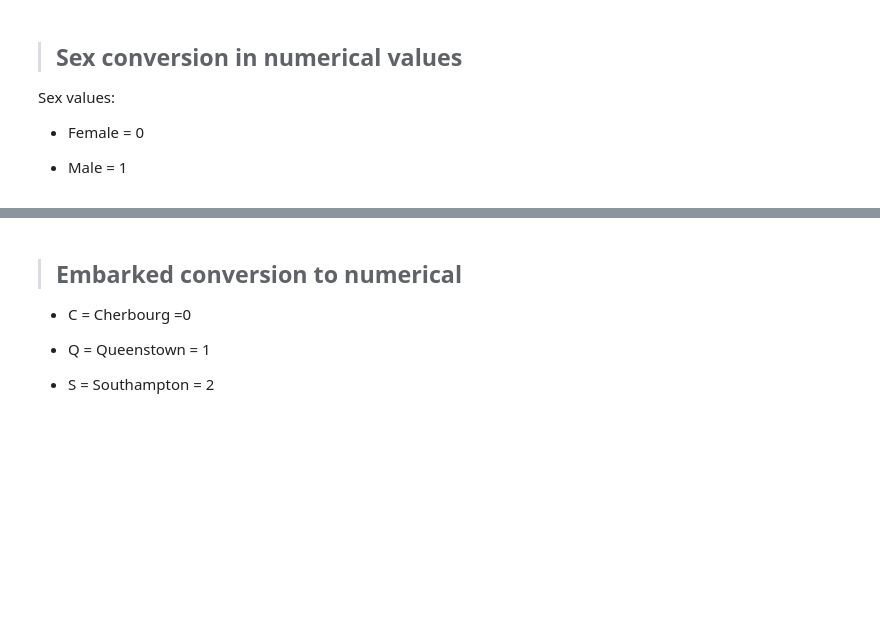
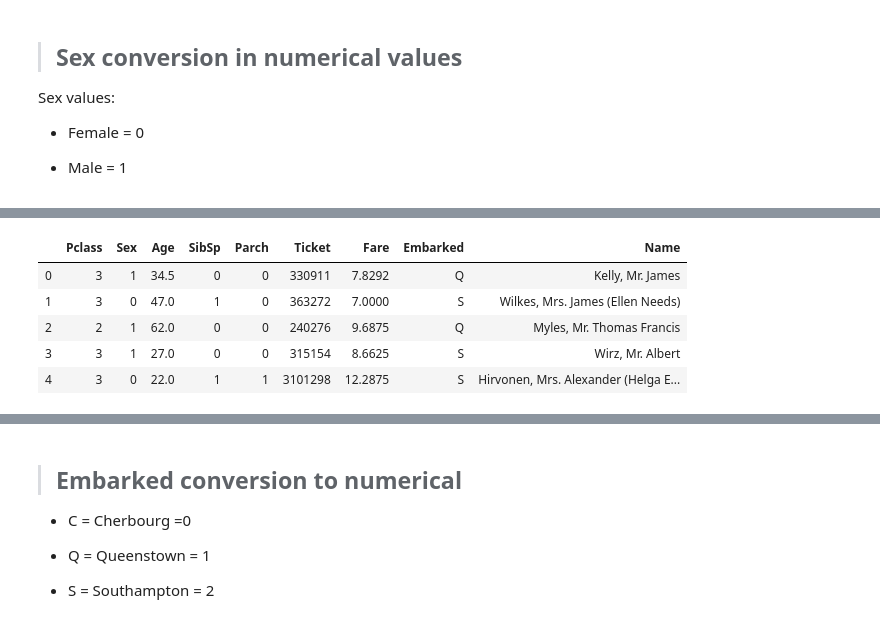
Before and after one commit to LivLilli/Titanic-Machine-Learning-from-disaster, a Jupyter notebook: Titanic.ipynb, the cells around one changed output, grey strips where cells are left out. Saved outputs shown, nothing was run; the diff lists cells and outputs as text; code cells hidden in the pictures; blank space fills up the shorter version.

```diff
--- a/Titanic.ipynb
+++ b/Titanic.ipynb
@@ -407,6 +424,6 @@ train_data.Sex[train_data.Sex == "male"] = 1
 # %%
 #sex conversion on test
-test_data.Sex[test_data.Sex=="female"] = 0
-test_data.Sex[test_data.Sex == "male"] = 1
+test_withoutID.Sex[test_withoutID.Sex=="female"] = 0
+test_withoutID.Sex[test_withoutID.Sex == "male"] = 1
 # %%
 #check
@@ -420,0 +438,10 @@ train_data.head()
+# %%
+#check
+test_withoutID.head()
+# %% [output]
+|  | Pclass | Sex | Age | SibSp | Parch | Ticket | Fare | Embarked | Name |
+| 0 | 3 | 1 | 34.5 | 0 | 0 | 330911 | 7.8292 | Q | Kelly, Mr. James |
+| 1 | 3 | 0 | 47.0 | 1 | 0 | 363272 | 7.0000 | S | Wilkes, Mrs. James (Ellen Needs) |
+| 2 | 2 | 1 | 62.0 | 0 | 0 | 240276 | 9.6875 | Q | Myles, Mr. Thomas Francis |
+| 3 | 3 | 1 | 27.0 | 0 | 0 | 315154 | 8.6625 | S | Wirz, Mr. Albert |
+| 4 | 3 | 0 | 22.0 | 1 | 1 | 3101298 | 12.2875 | S | Hirvonen, Mrs. Alexander (Helga E... |
```
Also changed, not shown: parts of 23 cells of this notebook.
